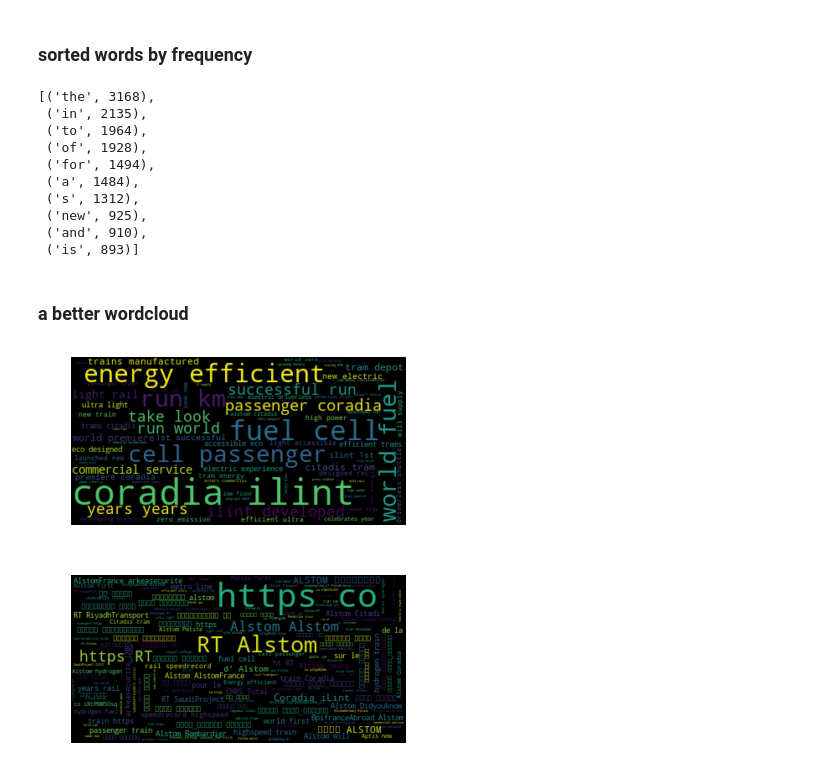
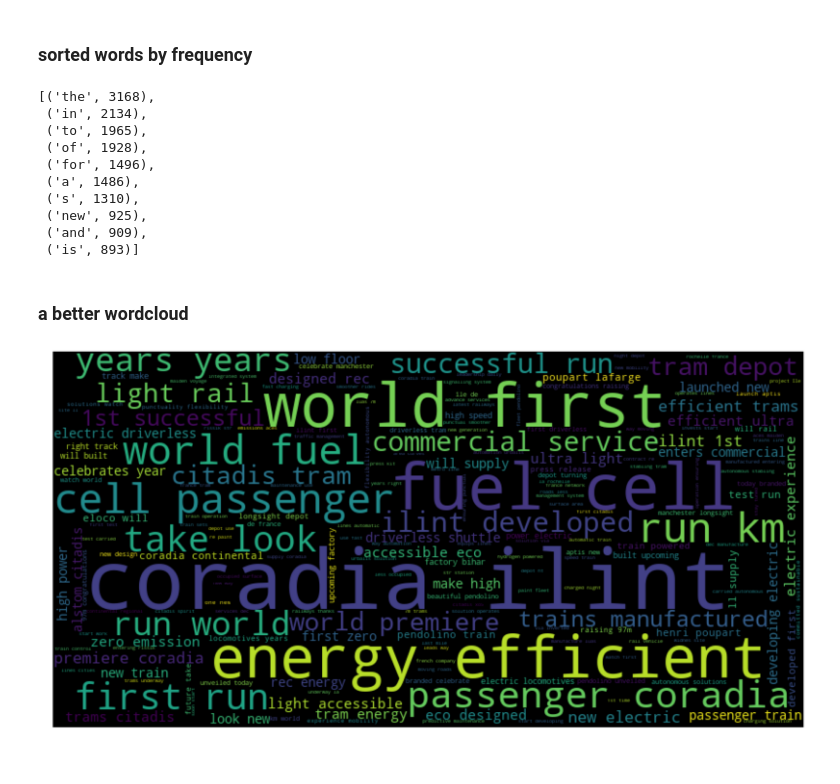
Before and after one commit to berbuf/B2B_Em_lyon, a Jupyter notebook: Wordcloud Alstom.ipynb, the cells around one changed output. Cells and saved outputs as stored; diff of their text form; code cells hidden in the pictures.

```diff
--- a/Wordcloud Alstom.ipynb
+++ b/Wordcloud Alstom.ipynb
@@ -143,7 +135,7 @@ Cleaned:
 words = " ".join(cleaned_texts).lower().split()
 
 # a little bit of more manual cleaning
-irrelevant_words = [ "rt", "first", "https" ]
+irrelevant_words = [ "rt", "https" ]
 words = [ word for word in words if word not in irrelevant_words ]
 
 # print sorted list, 10 most common
@@ -151,31 +143,27 @@ dic = collections.Counter(words).most_common()
 dic[:10]
 # %% [output]
 [('the', 3168),
- ('in', 2135),
- ('to', 1964),
+ ('in', 2134),
+ ('to', 1965),
  ('of', 1928),
- ('for', 1494),
- ('a', 1484),
- ('s', 1312),
+ ('for', 1496),
+ ('a', 1486),
+ ('s', 1310),
  ('new', 925),
- ('and', 910),
+ ('and', 909),
  ('is', 893)]
 # %% [markdown]
 ### a better wordcloud
 # %%
 # create a wordcloud
-wordcloud = WordCloud().generate(" ".join(words))
+wordcloud2 = WordCloud(width=800, height=400).generate(" ".join(words))
 
 # matplotlib image
-plt.imshow(wordcloud, interpolation='bilinear')
-plt.axis("off")
-wordcloud = WordCloud(max_font_size=40).generate(text)
-plt.figure()
-plt.imshow(wordcloud, interpolation="bilinear")
+plt.figure(figsize=(30, 30))
+plt.imshow(wordcloud2, interpolation='bilinear')
 plt.axis("off")
 plt.show()
 # %% [output]
-[figure, old version]
+[figure, new version]
-[figure, removed]
 # %%
 # same with pillow
```
Also changed, not shown: parts of 6 cells of this notebook, 1 other file.
